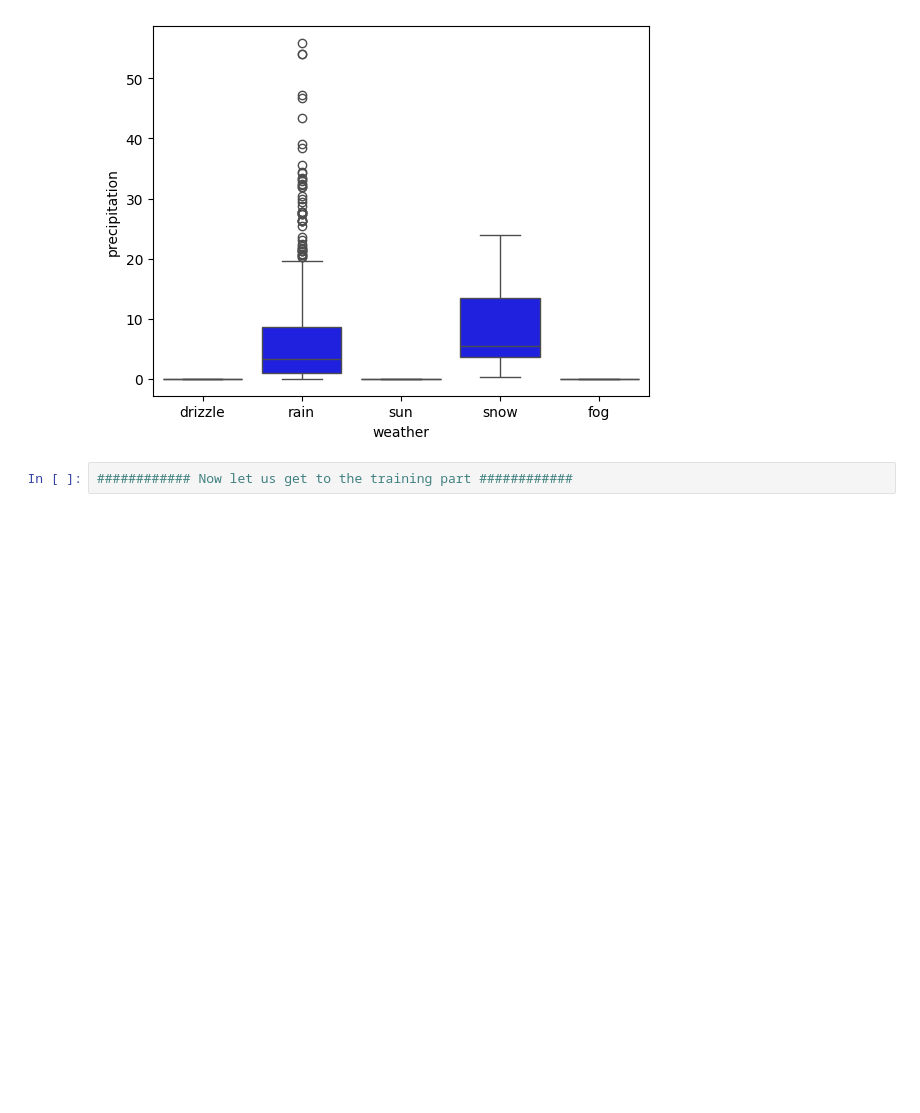
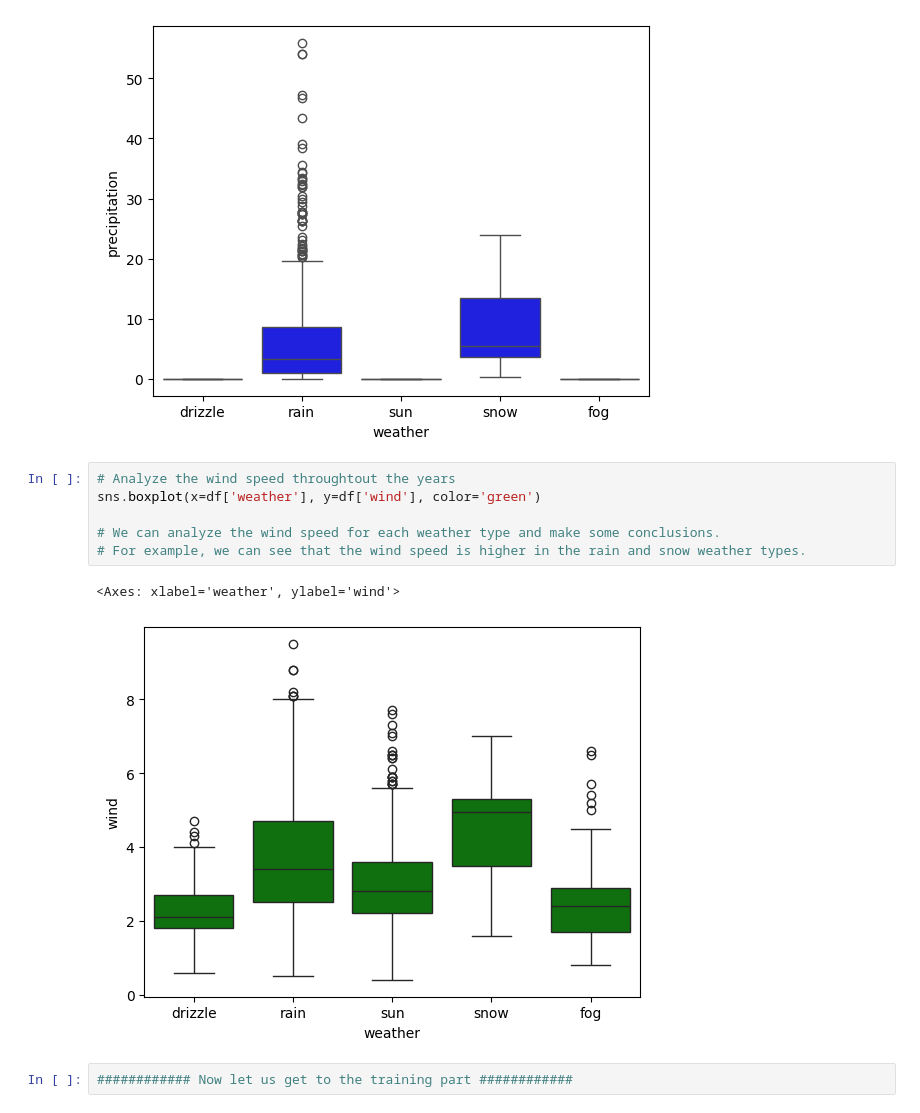
Before and after one commit to Inezariane/EDA--Exploratory-Data-Analysis-, a Jupyter notebook: explore_dataset.ipynb, the cells around one changed output. Cells and saved outputs as stored; diff of their text form; blank space fills up the shorter version.

```diff
--- a/explore_dataset.ipynb
+++ b/explore_dataset.ipynb
@@ -97,6 +97,15 @@ sns.boxplot(x=df['weather'], y=df['precipitation'], color='blue')
 # %% [output]
 <Axes: xlabel='weather', ylabel='precipitation'>
 [figure]
+# %%
+# Analyze the wind speed throughtout the years
+sns.boxplot(x=df['weather'], y=df['wind'], color='green')
+
+# We can analyze the wind speed for each weather type and make some conclusions.
+# For example, we can see that the wind speed is higher in the rain and snow weather types.
+# %% [output]
+<Axes: xlabel='weather', ylabel='wind'>
+[figure, added]
 # %%
 ############ Now let us get to the training part ############
 # %%
```
Also changed, not shown: parts of 8 cells of this notebook.
